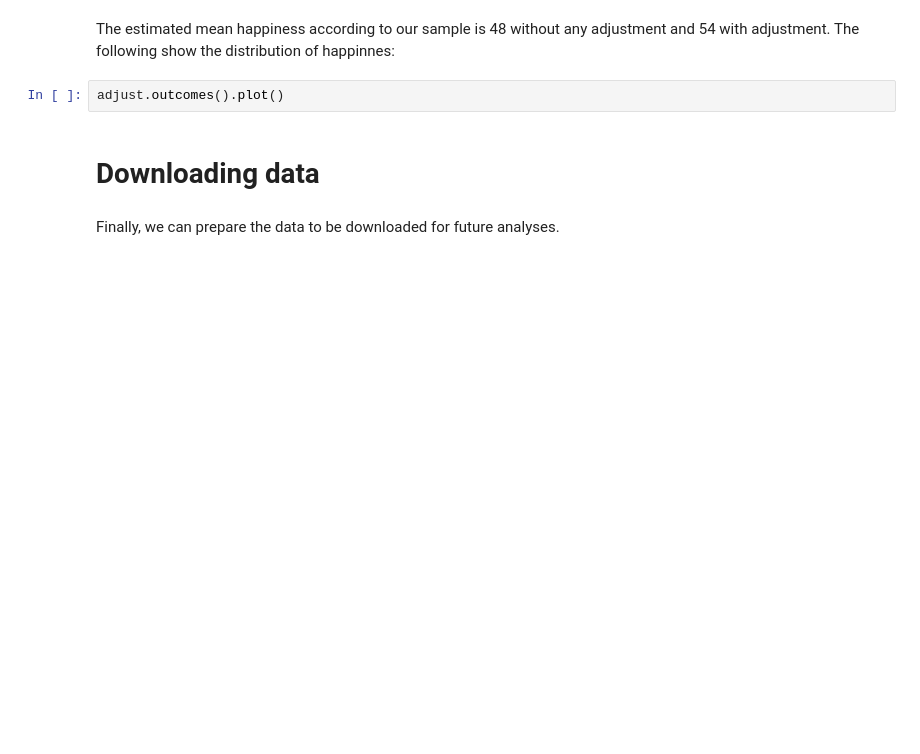
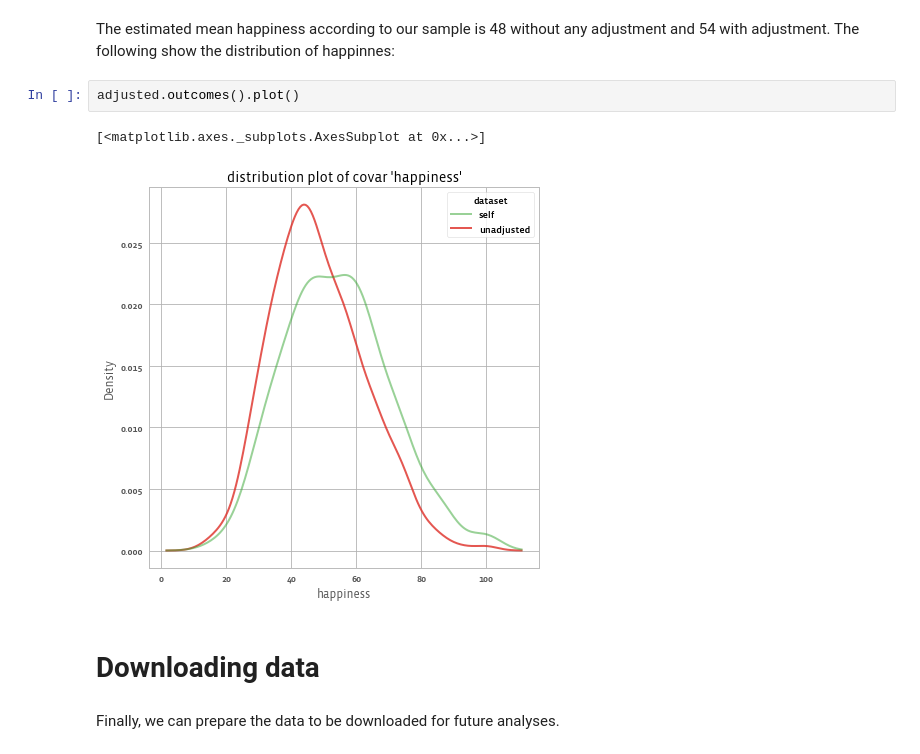
Before and after one commit to facebookresearch/balance, a Jupyter notebook: tutorials/balance_quickstart.ipynb, the cells around one changed output. Cells and saved outputs as stored; diff of their text form; blank space fills up the shorter version.

```diff
--- a/tutorials/balance_quickstart.ipynb
+++ b/tutorials/balance_quickstart.ipynb
@@ -121,7 +309,10 @@ print(adjust.outcomes().summary())
 # %% [markdown]
 The estimated mean happiness according to our sample is 48 without any adjustment and 54 with adjustment.  The following show the distribution of happinnes:
 # %%
-adjust.outcomes().plot()
+adjusted.outcomes().plot()
+# %% [output]
+[<matplotlib.axes._subplots.AxesSubplot at 0x...>]
+[figure, added]
 # %% [markdown]
 # Downloading data
 # %% [markdown]
```
Also changed, not shown: parts of 25 cells of this notebook.
